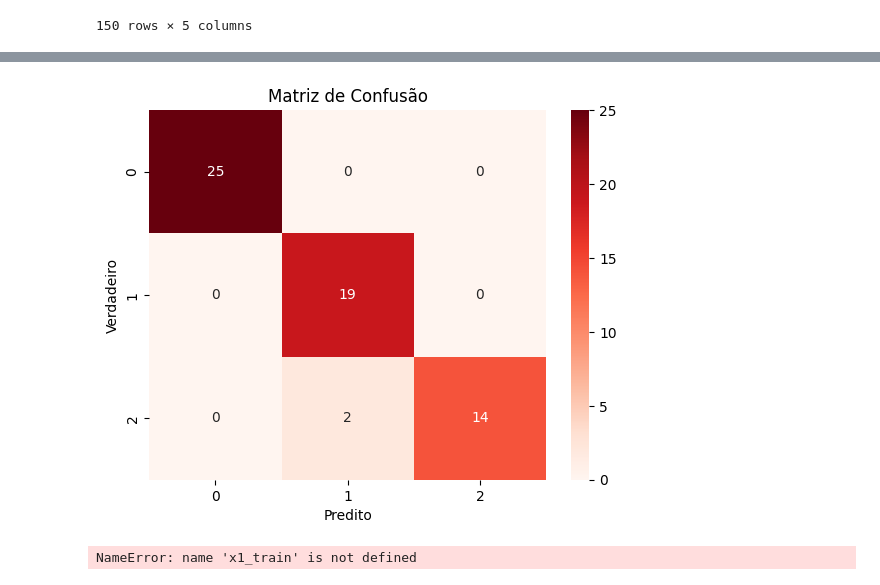
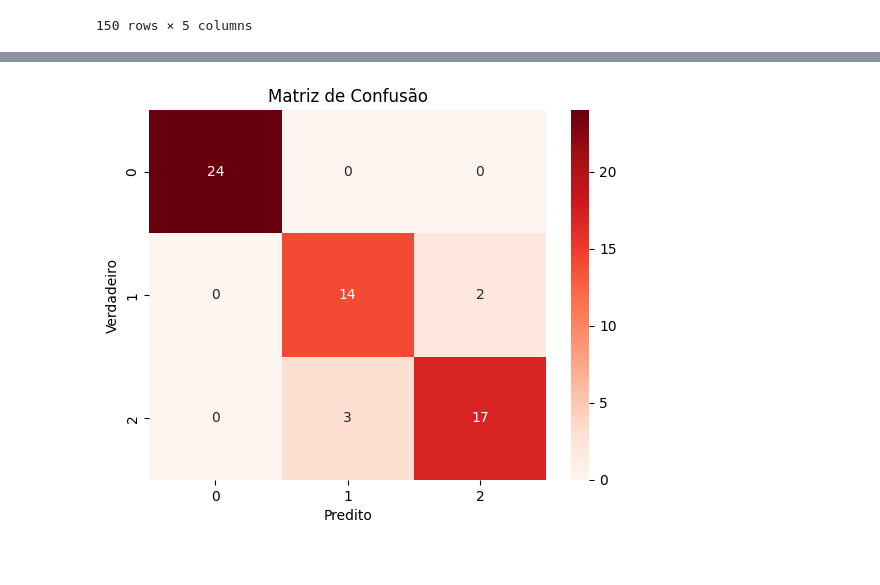
Before and after one commit to DaviCMaciel/LIT, a Jupyter notebook: LIT_KNN.ipynb, the cells around one changed output, grey strips where cells are left out. Drawn from its saved outputs; the diff is of its cells as text; code cells hidden in the pictures.

```diff
--- a/LIT_KNN.ipynb
+++ b/LIT_KNN.ipynb
@@ -69,8 +74,28 @@ iris_df
 # %%
 iris1 = iris_df.loc[iris_df.target.isin([0,1,2]), ['sepal length (cm)',	'sepal width (cm)',	'petal length (cm)',	'petal width (cm)', 'target']]
 
-
-x = iris1[['petal length (cm)',	'petal width (cm)']]
+x1 = iris1[['sepal length (cm)',	'sepal width (cm)',	'petal length (cm)',	'petal width (cm)']]
+x2 = iris1[['petal length (cm)',	'petal width (cm)']]
 y = iris1['target']
 
-x_train, x_test, y_train, y_test = train_test_split(x,y, test_size=0.4, random_state=32)
+x1_train, x1_test, y1_train, y1_test = train_test_split(x1,y, test_size=0.4, random_state=42)
+x2_train, x2_test, y2_train, y2_test = train_test_split(x2,y, test_size=0.4, random_state=42)
+
+
+
+acc2 = {}
+acc4 = {}
+# %%
+# Teste com as 4 caracteristicas das flores
+precc =[]
+
+for k in range(1,31):
+  knn = KNeighborsClassifier(n_neighbors=k)
+  accs = []
+  for j in range(1,31):
+    x1_train, x1_test, y1_train, y1_test = train_test_split(x1,y, test_size=0.3, random_state=j)
+    knn = knn.fit(x1_train, y1_train)
+    y1_pred = knn.predict(x1_test)
+    accs.append(metrics.accuracy_score(y1_test, y1_pred) * 100)
+    precc.append(metrics.precision_score(y1_test, y1_pred, average='macro') * 100)
+  acc4[k] = accs
@@ -92,9 +166,9 @@ plt.show()
 # %%
-conf_matrix = metrics.confusion_matrix(y_test, y_pred)
+conf_matrix = metrics.confusion_matrix(y1_test, y1_pred)
 seaborn.heatmap(conf_matrix, annot=True, fmt='d', cmap='Reds')
 plt.xlabel('Predito')
 plt.ylabel('Verdadeiro')
 plt.title('Matriz de Confusão')
 plt.show()
 # %% [output]
-[figure, old version]
+[figure, new version]
@@ -118,13 +174,0 @@ x2_train, x2_test, y2_train, y2_test = train_test_split(x2,y2, test_size=0.4, ra
-# %%
-# Treinamento
-knn = knn.fit(x_train, y_train)
-knn = knn.fit(x1_train, y1_train)
-knn = knn.fit(x2_train, y2_train)
-
-y1_pred = knn.predict(x1_test)
-y2_pred = knn.predict(x2_test)
-y2_pred = knn.predict(x2_test)
-
-print(metrics.accuracy_score(y1_test, y1_pred))
-# %% [output]
-NameError: name 'x1_train' is not defined
```
Also changed, not shown: parts of 8 cells of this notebook.
